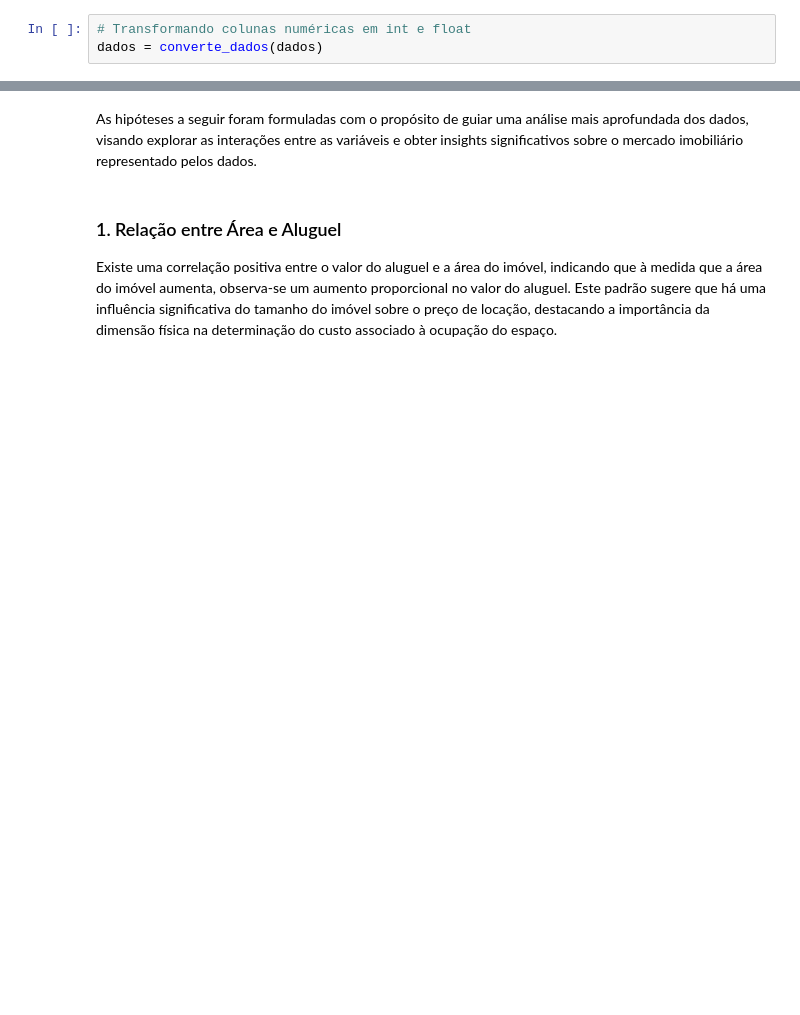
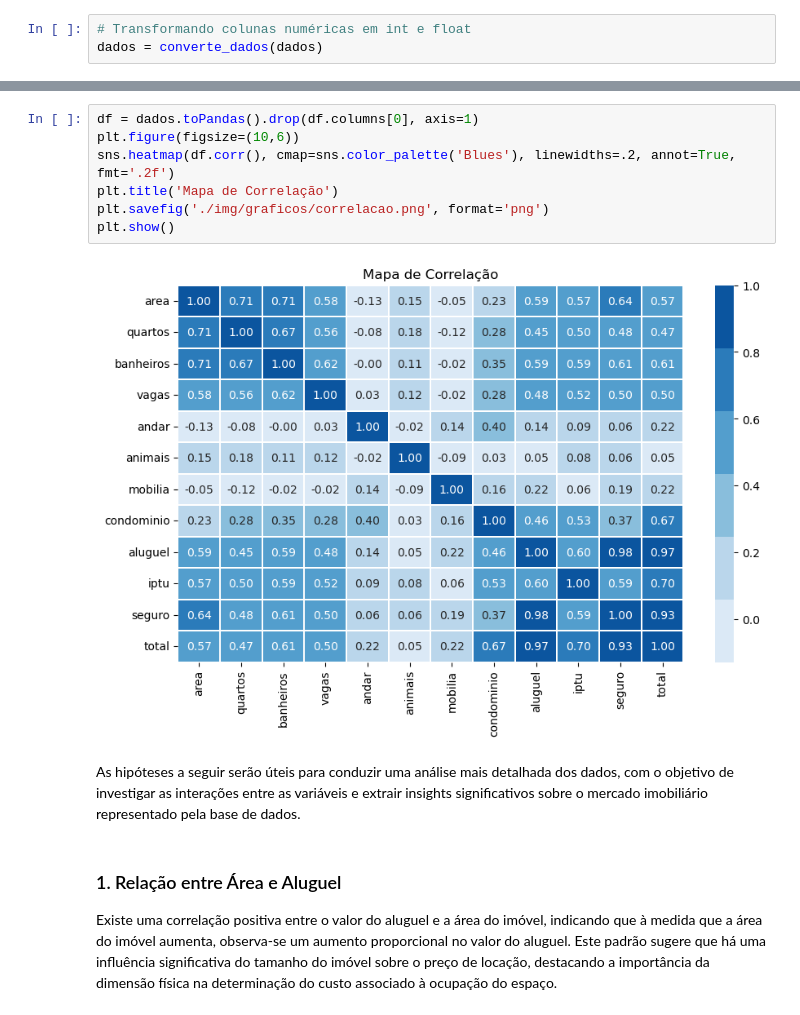
Before and after one commit to alves05/Analise_Previsao_Aluguel_Brasil, a Jupyter notebook: Analise_Previsao_Aluguel_Brasil.ipynb, the cells around one changed output, grey strips where cells are left out. Cells and saved outputs as stored; diff of their text form; blank space fills up the shorter version.

```diff
--- a/Analise_Previsao_Aluguel_Brasil.ipynb
+++ b/Analise_Previsao_Aluguel_Brasil.ipynb
@@ -351,5 +358,14 @@ dados = converte_dados(dados)
+# %%
+df = dados.toPandas().drop(df.columns[0], axis=1)
+plt.figure(figsize=(10,6))
+sns.heatmap(df.corr(), cmap=sns.color_palette('Blues'), linewidths=.2, annot=True, fmt='.2f')
+plt.title('Mapa de Correlação')
+plt.savefig('./img/graficos/correlacao.png', format='png')
+plt.show()
+# %% [output]
+[figure, added]
 # %% [markdown]
-As hipóteses a seguir foram formuladas com o propósito de guiar uma análise mais aprofundada dos dados, visando explorar as interações entre as variáveis e obter insights significativos sobre o mercado imobiliário representado pelos dados.
+As hipóteses a seguir serão úteis para conduzir uma análise mais detalhada dos dados, com o objetivo de investigar as interações entre as variáveis e extrair insights significativos sobre o mercado imobiliário representado pela base de dados.
 # %% [markdown]
 <h3>1. Relação entre Área e Aluguel</h3>
 
```
Also changed, not shown: parts of 36 cells of this notebook, 6 other files.
